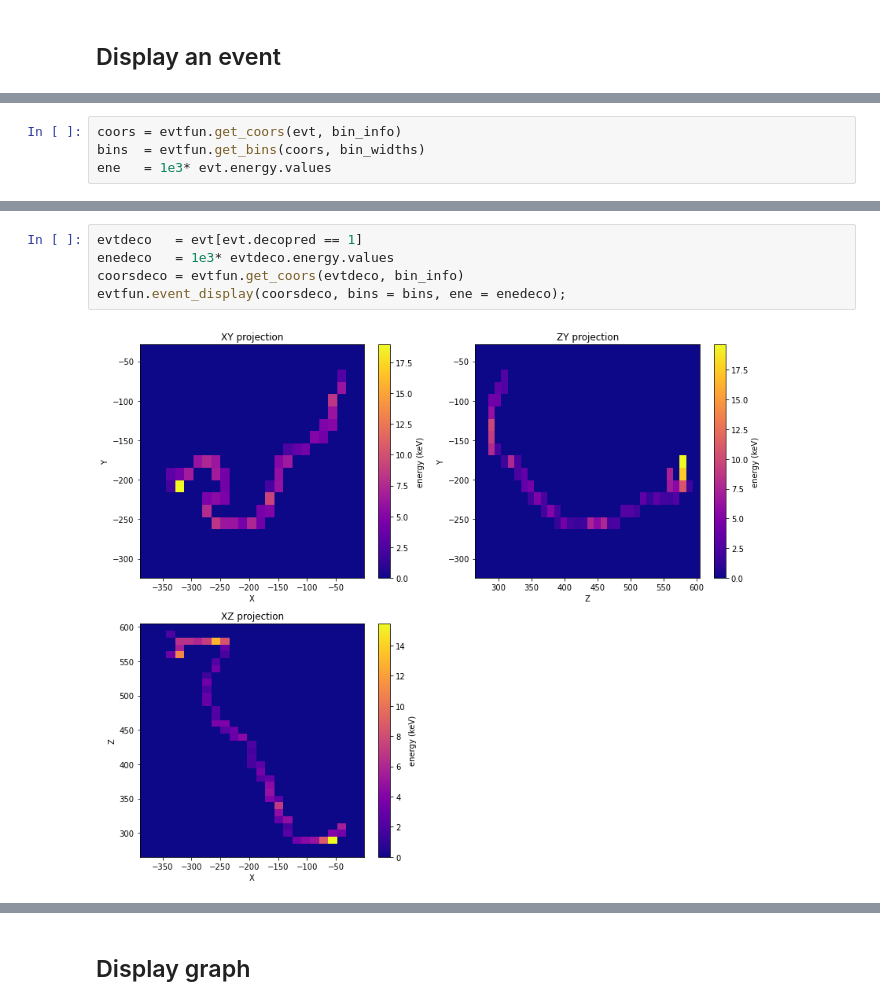
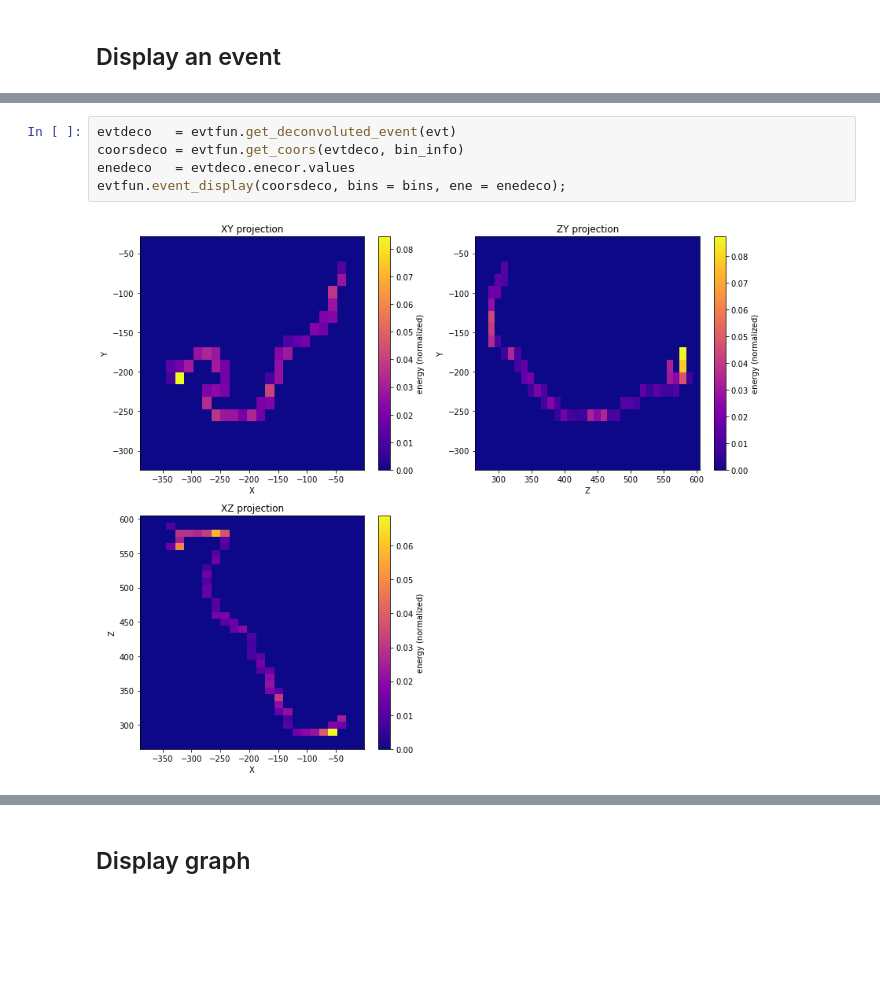
Before and after one commit to jahernando/nextana, a Jupyter notebook: NB/topo/topo_cnn_deconv.ipynb, the cells around one changed output, grey strips where cells are left out. Saved outputs shown, nothing was run; the diff lists cells and outputs as text; blank space fills up the shorter version.

```diff
--- a/NB/topo/topo_cnn_deconv.ipynb
+++ b/NB/topo/topo_cnn_deconv.ipynb
@@ -70,4 +92,0 @@ bin_widths  = evtfun.get_bin_widths(bin_info)
-# %%
-coors = evtfun.get_coors(evt, bin_info)
-bins  = evtfun.get_bins(coors, bin_widths)
-ene   = 1e3* evt.energy.values
@@ -78,7 +93,7 @@ evtfun.event_display(coors, bins, ene = ene);
-# %%
-evtdeco   = evt[evt.decopred == 1]
-enedeco   = 1e3* evtdeco.energy.values
-coorsdeco = evtfun.get_coors(evtdeco, bin_info)
-evtfun.event_display(coorsdeco, bins = bins, ene = enedeco);
-# %% [output]
-[figure, removed]
+# %%
+evtdeco   = evtfun.get_deconvoluted_event(evt)
+coorsdeco = evtfun.get_coors(evtdeco, bin_info)
+enedeco   = evtdeco.enecor.values
+evtfun.event_display(coorsdeco, bins = bins, ene = enedeco);
+# %% [output]
+[figure, added]
```
Also changed, not shown: parts of 10 cells of this notebook, 2 other files.
